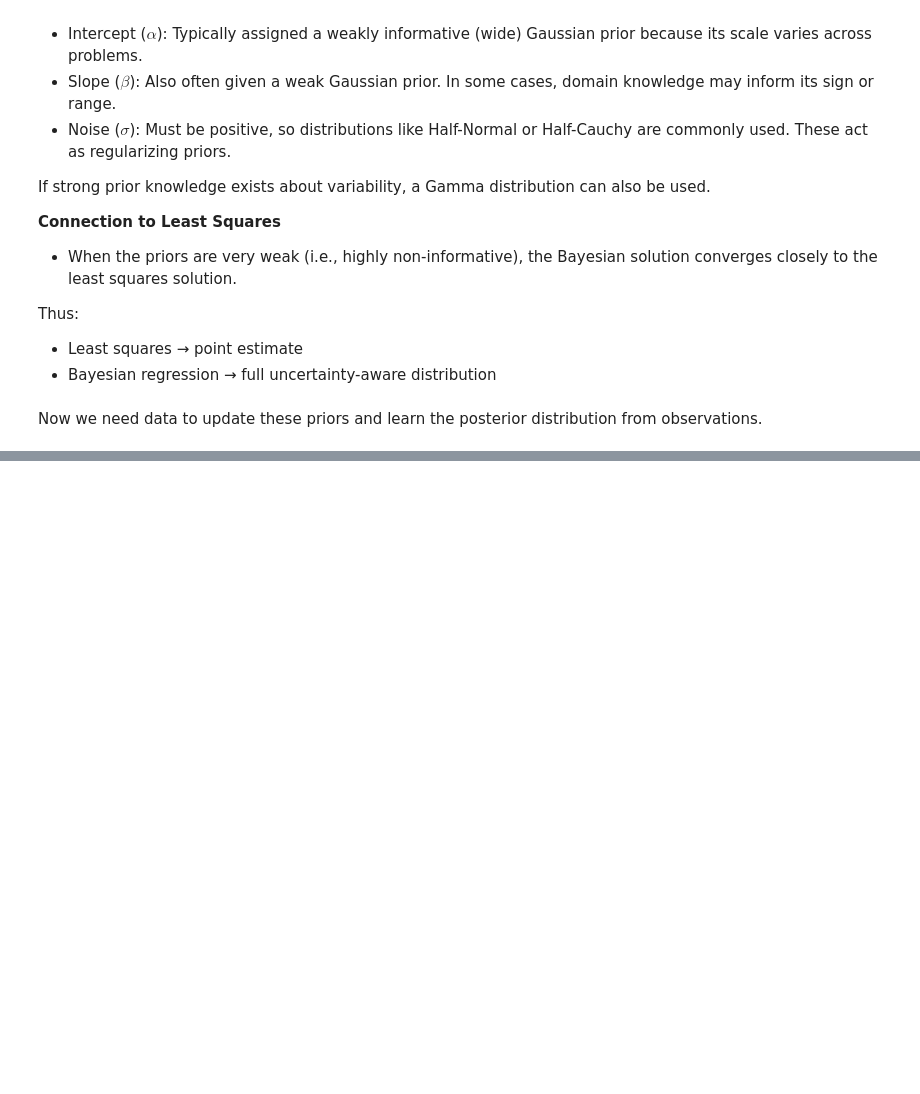
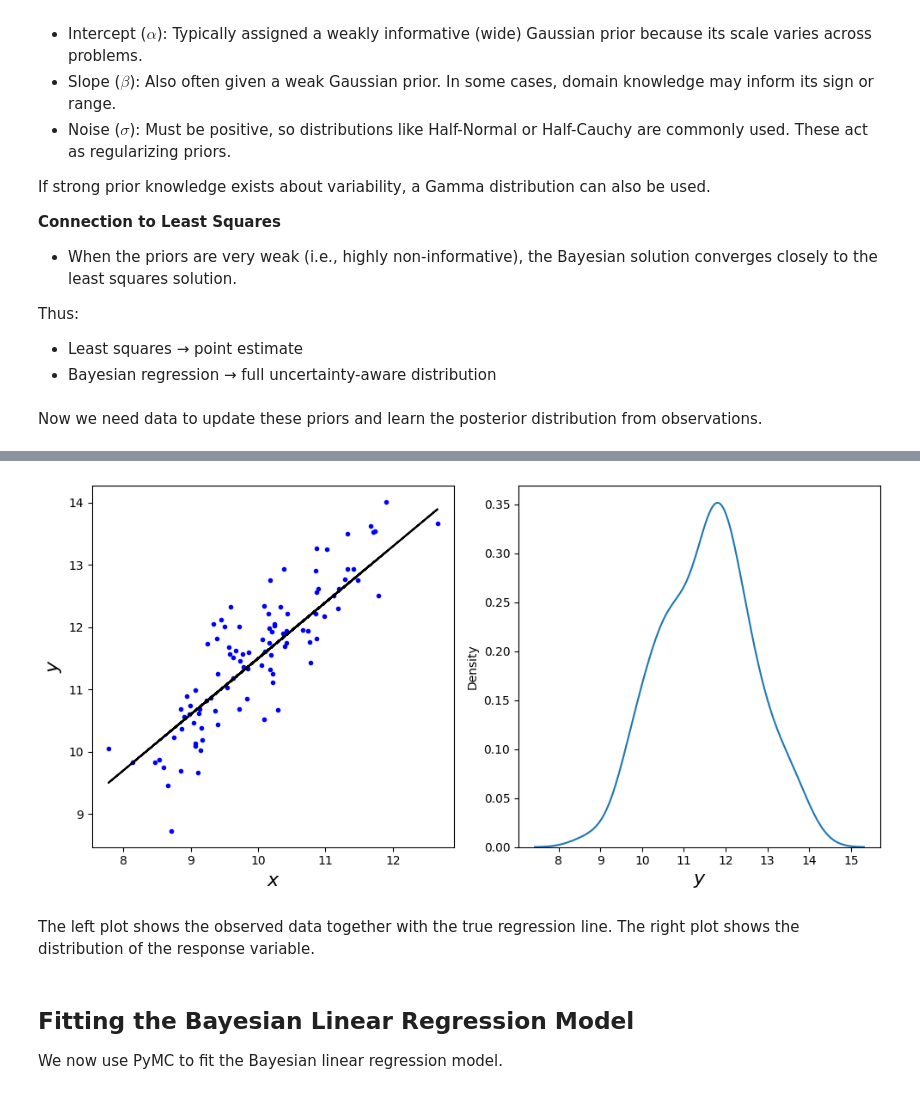
Before and after one commit to pridiltal/CM_4450_B21_Moodle, a Jupyter notebook: Python/Ch3-Bayesian_Modelling.ipynb, the cells around one changed output, grey strips where cells are left out. Cells and saved outputs as stored; diff of their text form; code cells hidden in the pictures; blank space fills up the shorter version.

```diff
--- a/Python/Ch3-Bayesian_Modelling.ipynb
+++ b/Python/Ch3-Bayesian_Modelling.ipynb
@@ -203,0 +208,19 @@ Now we need data to update these priors and learn the posterior distribution fro
+# %%
+import numpy as np
+import matplotlib.pyplot as plt
+import seaborn as sns
+
+np.random.seed(314)
+
+N = 100
+
+alpha_real = 2.5
+beta_real = 0.9
+
+sigma_real = 0.5
+
+x = np.random.normal(10, 1, size=N)
+
+y_real = alpha_real + beta_real * x
+
+y = np.random.normal(y_real, sigma_real)
@@ -203,0 +237,26 @@ Now we need data to update these priors and learn the posterior distribution fro
+# %%
+plt.figure(figsize=(10, 5))
+
+plt.subplot(1, 2, 1)
+
+plt.plot(x, y, 'b.')
+plt.plot(x, y_real, 'k')
+
+plt.xlabel('$x$', fontsize=16)
+plt.ylabel('$y$', fontsize=16)
+
+plt.subplot(1, 2, 2)
+
+sns.kdeplot(y)
+
+plt.xlabel('$y$', fontsize=16)
+
+plt.tight_layout()
+# %% [output]
+[figure, added]
+# %% [markdown]
+The left plot shows the observed data together with the true regression line. The right plot shows the distribution of the response variable.
+# %% [markdown]
+## Fitting the Bayesian Linear Regression Model
+
+We now use PyMC to fit the Bayesian linear regression model.
```
Also changed, not shown: parts of 45 cells of this notebook, 3 other files.
